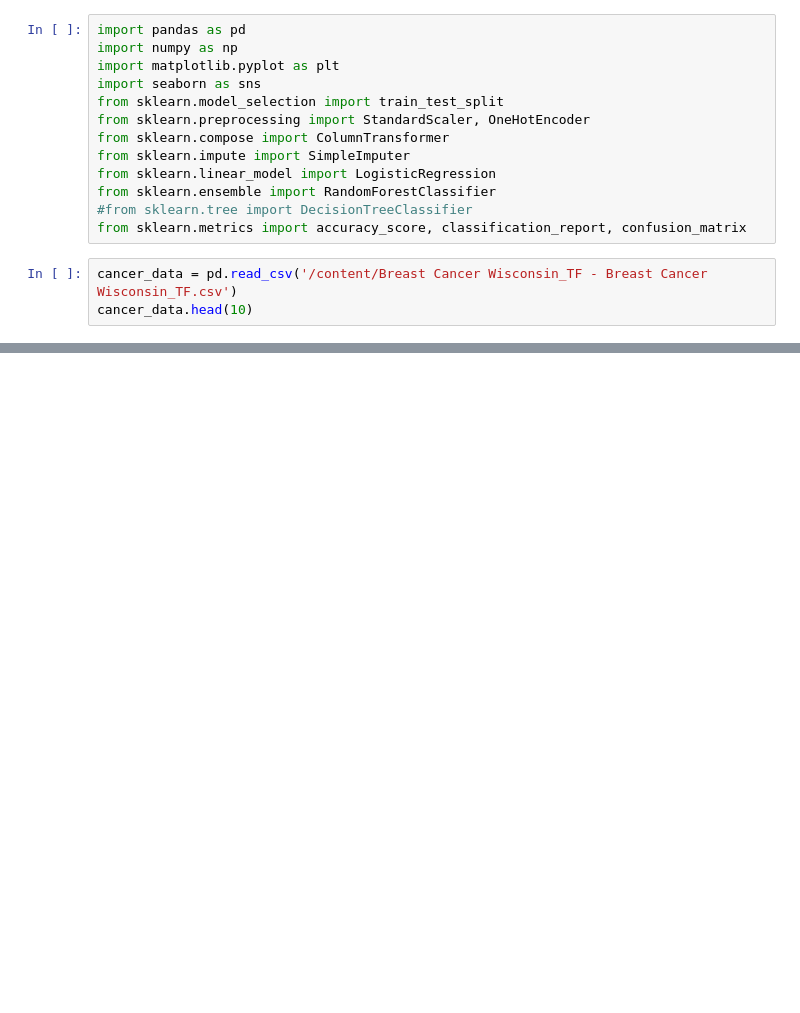
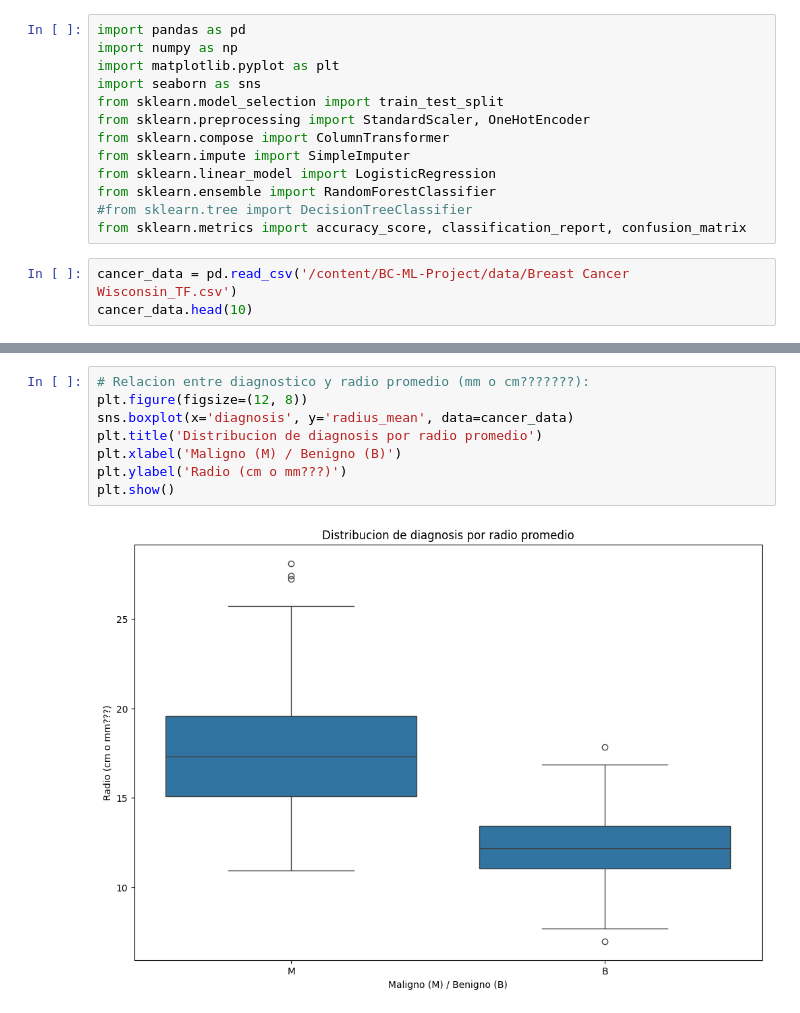
Before and after one commit to aformen9/BC-ML-Project, a Jupyter notebook: notebook/BreastCancer_ML.ipynb, the cells around one changed output, grey strips where cells are left out. Saved outputs shown, nothing was run; the diff lists cells and outputs as text; blank space fills up the shorter version.

```diff
--- a/notebook/BreastCancer_ML.ipynb
+++ b/notebook/BreastCancer_ML.ipynb
@@ -69,6 +72,6 @@ from sklearn.ensemble import RandomForestClassifier
 #from sklearn.tree import DecisionTreeClassifier
 from sklearn.metrics import accuracy_score, classification_report, confusion_matrix
 # %%
-cancer_data = pd.read_csv('/content/Breast Cancer Wisconsin_TF - Breast Cancer Wisconsin_TF.csv')
+cancer_data = pd.read_csv('/content/BC-ML-Project/data/Breast Cancer Wisconsin_TF.csv')
 cancer_data.head(10)
 # %% [output]
@@ -79,0 +194,10 @@ cancer_data.describe()
+# %%
+# Relacion entre diagnostico y radio promedio (mm o cm???????):
+plt.figure(figsize=(12, 8))
+sns.boxplot(x='diagnosis', y='radius_mean', data=cancer_data)
+plt.title('Distribucion de diagnosis por radio promedio')
+plt.xlabel('Maligno (M) / Benigno (B)')
+plt.ylabel('Radio (cm o mm???)')
+plt.show()
+# %% [output]
+[figure, added]
```
Also changed, not shown: parts of 15 cells of this notebook.
